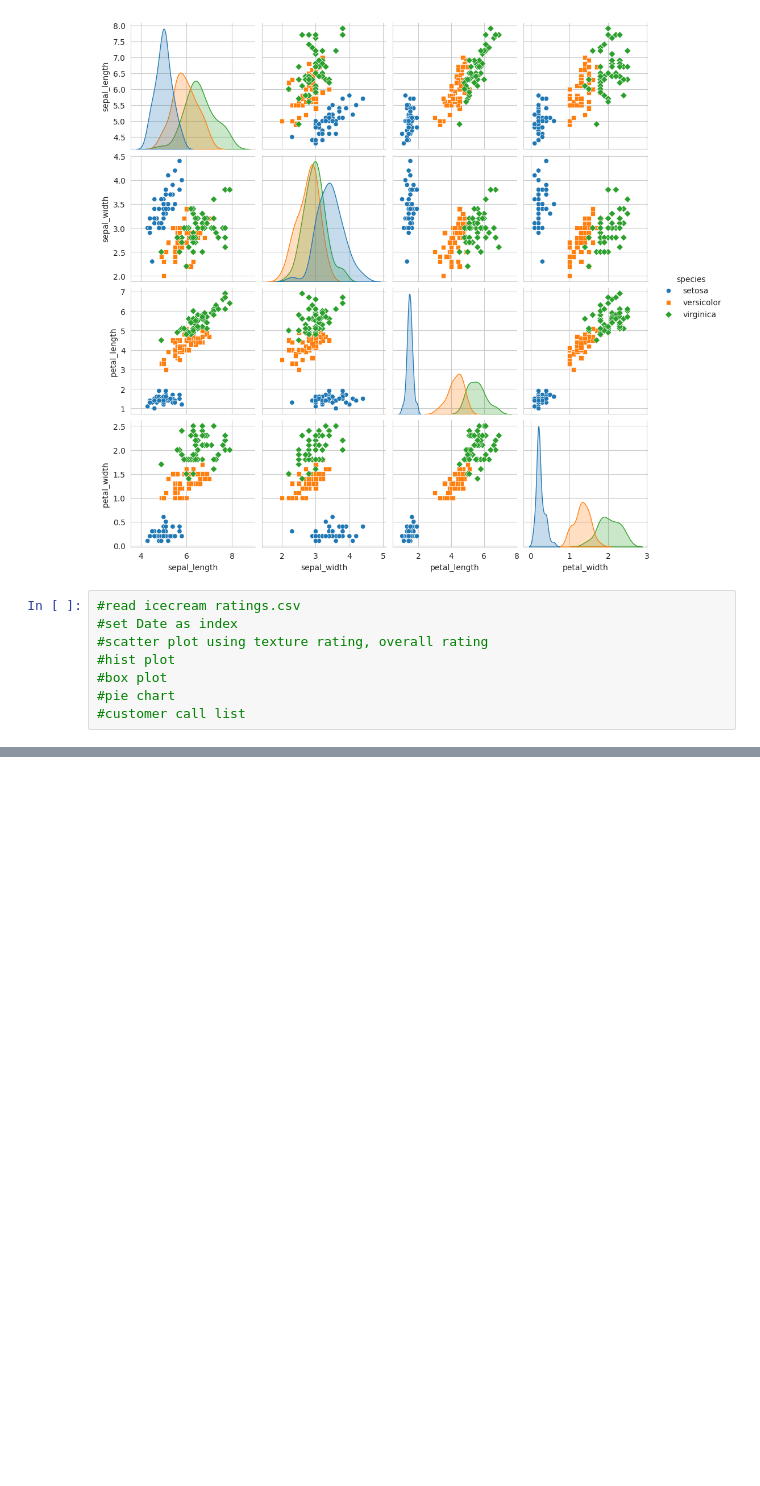
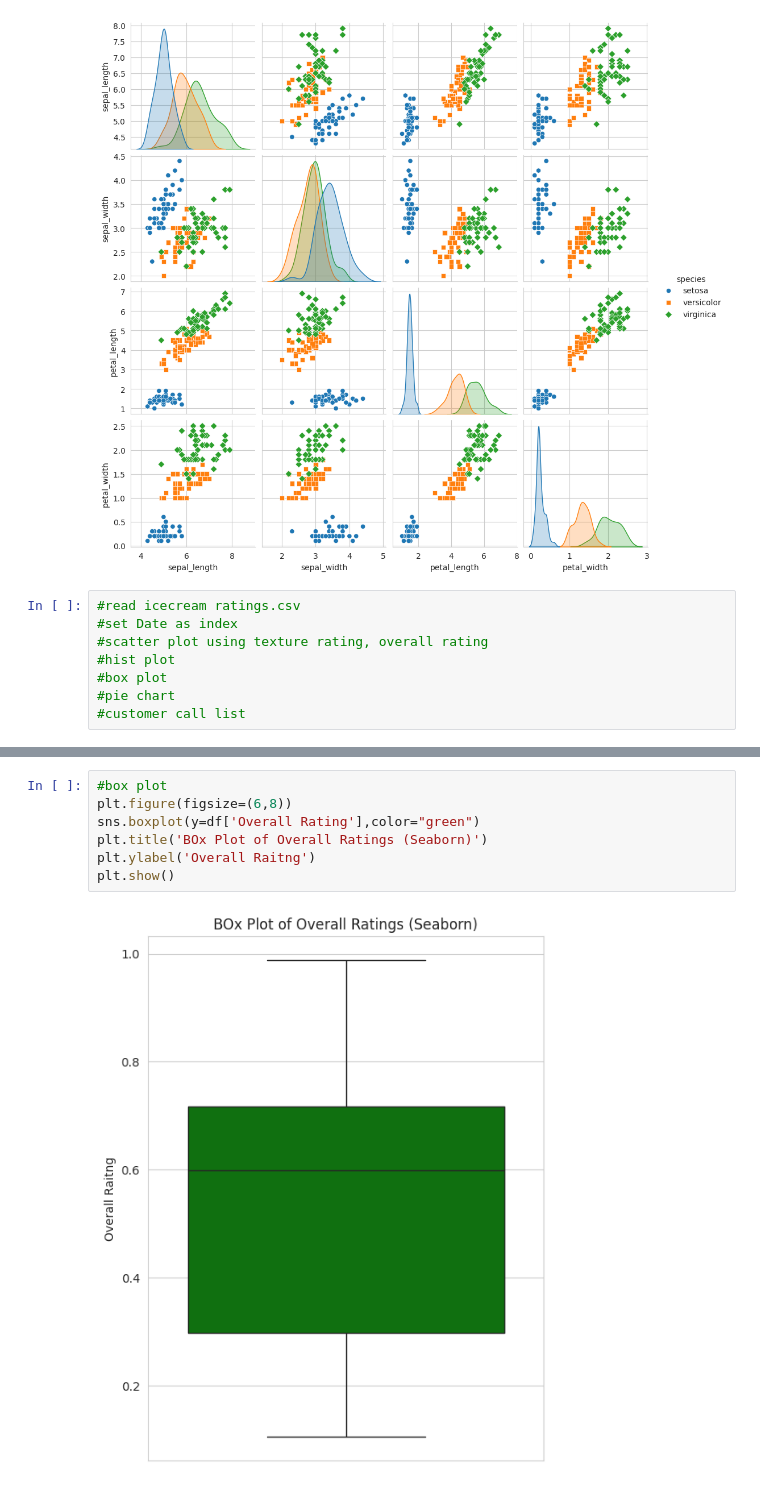
Before and after one commit to rubituladhar21/Machine-Learning, a Jupyter notebook: Visualization.ipynb, the cells around one changed output, grey strips where cells are left out. Drawn from its saved outputs; the diff is of its cells as text; blank space fills up the shorter version.

```diff
--- a/Visualization.ipynb
+++ b/Visualization.ipynb
@@ -82,0 +133,9 @@ plt.show()
+# %%
+#box plot
+plt.figure(figsize=(6,8))
+sns.boxplot(y=df['Overall Rating'],color="green")
+plt.title('BOx Plot of Overall Ratings (Seaborn)')
+plt.ylabel('Overall Raitng')
+plt.show()
+# %% [output]
+[figure, added]
```
Also changed, not shown: parts of 8 cells of this notebook.
